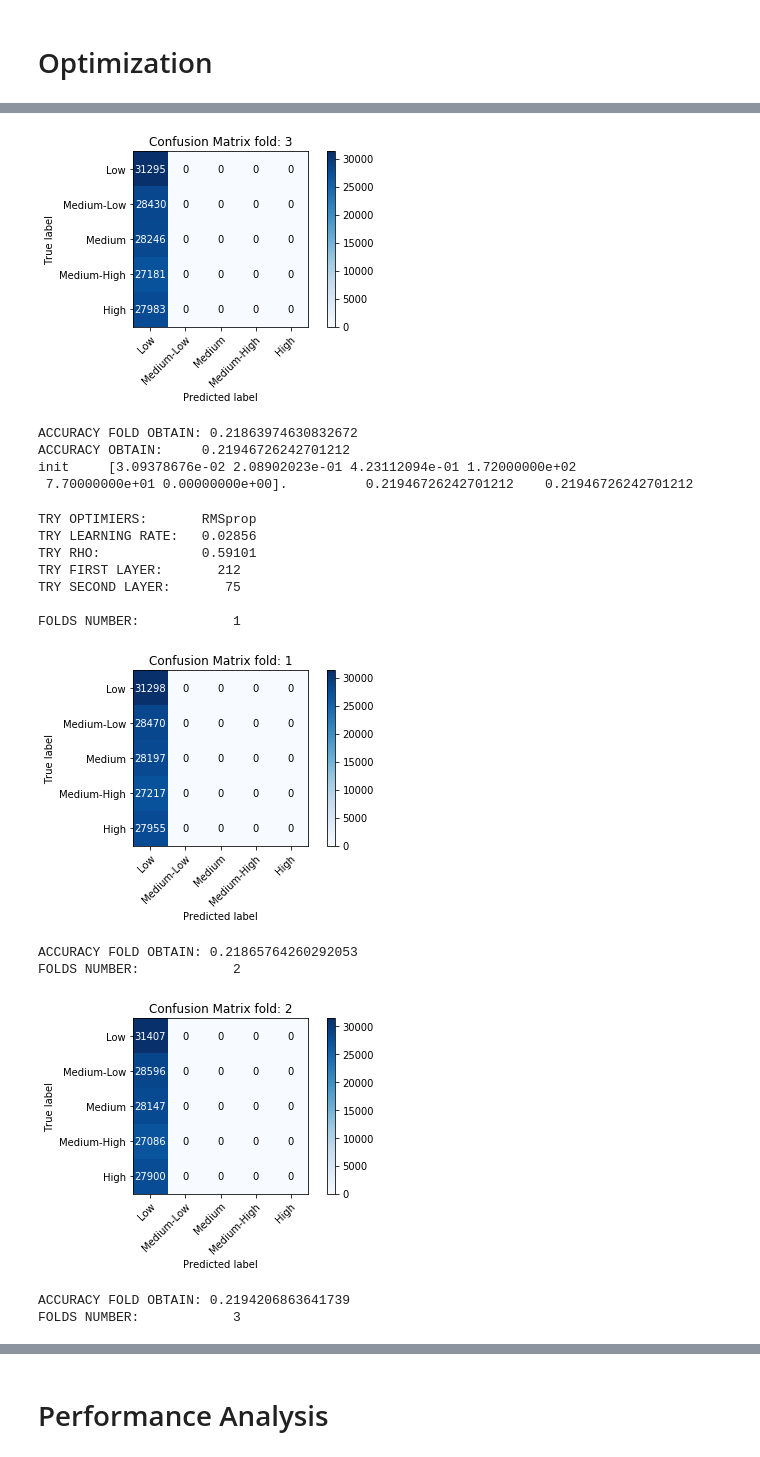
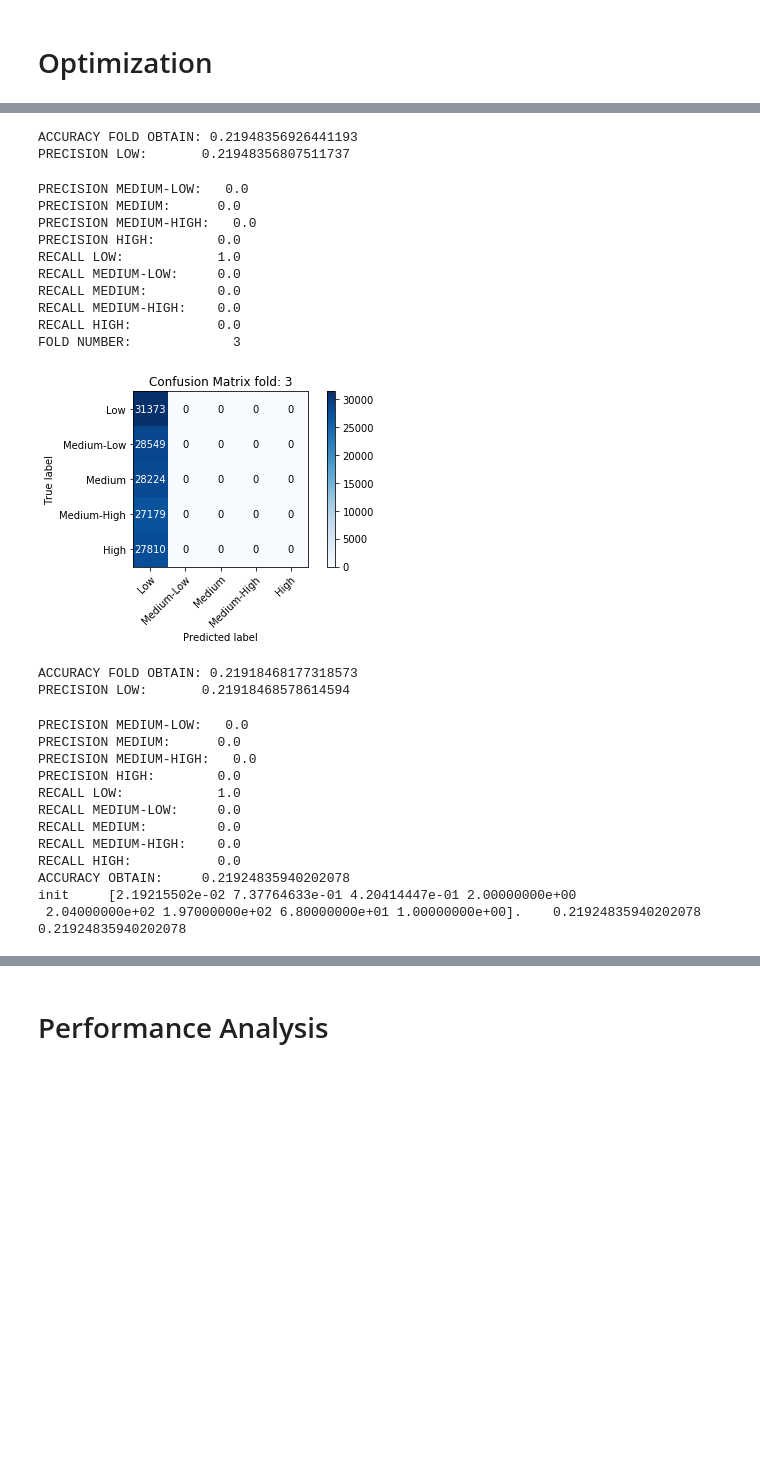
Before and after one commit to Villone96/PUBG-finish-placement-prediction, a Jupyter notebook: code/Advance_Machine_Learning_code.ipynb, the cells around one changed output, grey strips where cells are left out. Cells and saved outputs as stored; diff of their text form; code cells hidden in the pictures; blank space fills up the shorter version.

```diff
--- a/code/Advance_Machine_Learning_code.ipynb
+++ b/code/Advance_Machine_Learning_code.ipynb
@@ -482,3 +569,3 @@ ACCURACY OBTAIN:     0.2183145135641098
 # %%
-bo.run(max_iter=10, init_evals=1, resume=False)
+bo.run(max_iter=30, init_evals=1, resume=False)
 # %% [output]
@@ -498,18 +595,27 @@ FOLDS NUMBER:            3
-[figure]
-ACCURACY FOLD OBTAIN: 0.21863974630832672
-ACCURACY OBTAIN:     0.21946726242701212
-init     [3.09378676e-02 2.08902023e-01 4.23112094e-01 1.72000000e+02
- 7.70000000e+01 0.00000000e+00].          0.21946726242701212    0.21946726242701212
+ACCURACY FOLD OBTAIN: 0.21948356926441193
+PRECISION LOW:       0.21948356807511737
-TRY OPTIMIERS:       RMSprop
-TRY LEARNING RATE:   0.02856
-TRY RHO:             0.59101
-TRY FIRST LAYER:       212
-TRY SECOND LAYER:       75
-
-FOLDS NUMBER:            1
+PRECISION MEDIUM-LOW:   0.0
+PRECISION MEDIUM:      0.0
+PRECISION MEDIUM-HIGH:   0.0
+PRECISION HIGH:        0.0
+RECALL LOW:            1.0
+RECALL MEDIUM-LOW:     0.0
+RECALL MEDIUM:         0.0
+RECALL MEDIUM-HIGH:    0.0
+RECALL HIGH:           0.0
+FOLD NUMBER:             3
-[figure, old version]
+[figure]
-ACCURACY FOLD OBTAIN: 0.21865764260292053
-FOLDS NUMBER:            2
+ACCURACY FOLD OBTAIN: 0.21918468177318573
+PRECISION LOW:       0.21918468578614594
-[figure, removed]
-ACCURACY FOLD OBTAIN: 0.2194206863641739
-FOLDS NUMBER:            3
+PRECISION MEDIUM-LOW:   0.0
+PRECISION MEDIUM:      0.0
+PRECISION MEDIUM-HIGH:   0.0
+PRECISION HIGH:        0.0
+RECALL LOW:            1.0
+RECALL MEDIUM-LOW:     0.0
+RECALL MEDIUM:         0.0
+RECALL MEDIUM-HIGH:    0.0
+RECALL HIGH:           0.0
+ACCURACY OBTAIN:     0.21924835940202078
+init     [2.19215502e-02 7.37764633e-01 4.20414447e-01 2.00000000e+00
+ 2.04000000e+02 1.97000000e+02 6.80000000e+01 1.00000000e+00].    0.21924835940202078    0.21924835940202078
```
Also changed, not shown: parts of 10 cells of this notebook.
